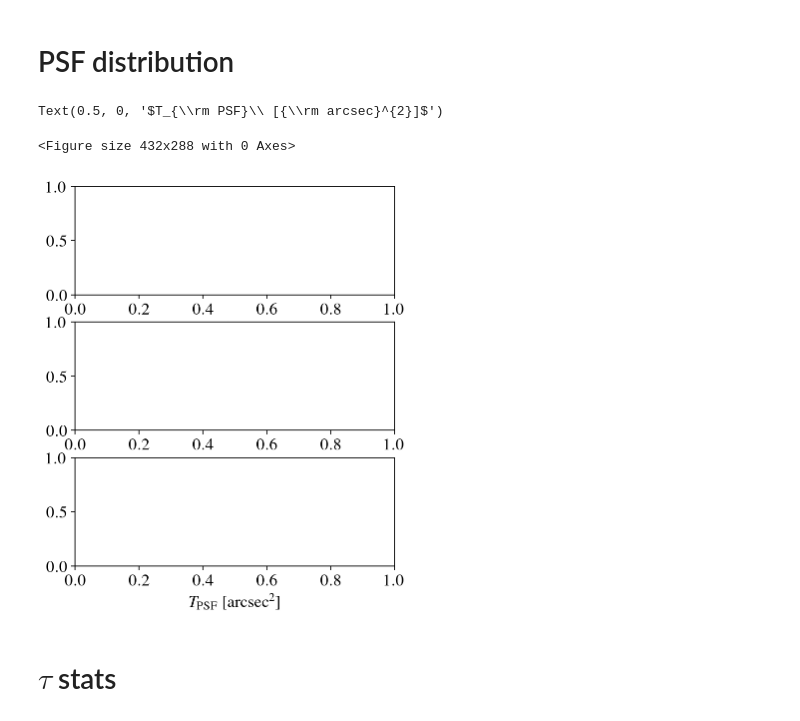
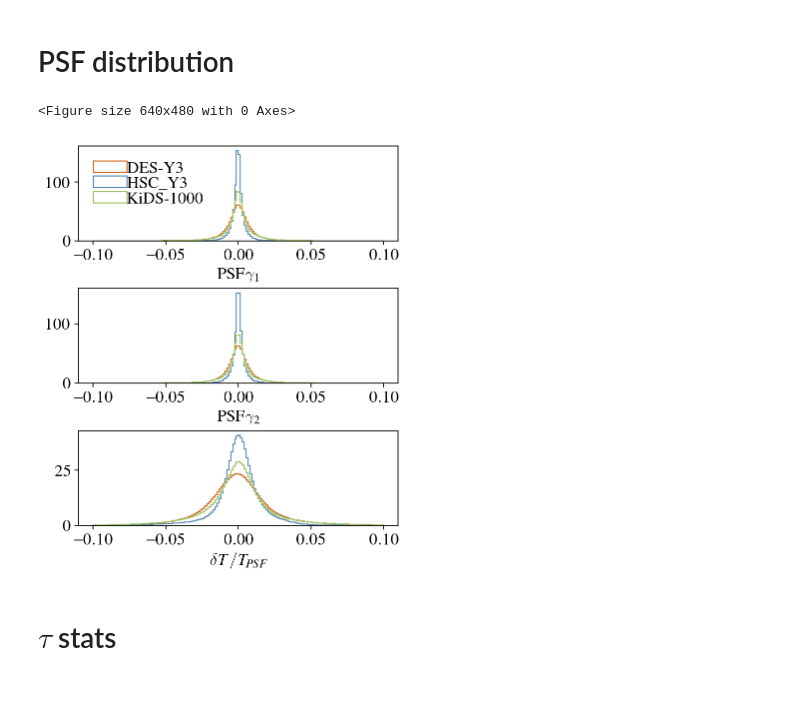
Before and after one commit to LSSTDESC/nulltests_txpipe, a Jupyter notebook: paper_plots.ipynb, the cells around one changed output. Drawn from its saved outputs; the diff is of its cells as text; code cells hidden in the pictures; blank space fills up the shorter version.

Commit message:
adding PSF catalog hists

```diff
--- a/paper_plots.ipynb
+++ b/paper_plots.ipynb
@@ -155,26 +154,43 @@ Text(0.5, 0, '$T_{\\rm gal}\\ [{\\rm arcsec}^{2}]$')
 [figure]
 # %% [markdown]
 # PSF distribution
+# %%
+# PSF catalogs for each survey can be found here at NERSC:
+desy3_s = h5py.File('/global/cfs/cdirs/lsst/groups/WL/projects/txpipe-sys-tests/des-y3/DES_psf_y3_catalog.hdf5','r')
+hscy3_s = h5py.File('/global/cfs/cdirs/lsst/groups/WL/projects/txpipe-sys-tests/hsc-y3/star/catalog/txpipe_allfield_star_nosnrcut.h5','r')
+kids_s = h5py.File('/global/cfs/cdirs/lsst/groups/WL/projects/txpipe-sys-tests/kids/kids1000_psf_catalog.h5','r')
 # %%
 %matplotlib inline
 
 matplotlib.rcParams.update({'font.size': 15})
 
 plt.clf()
 fig = plt.figure(figsize=(4,5),dpi=80)
-gs  = gridspec.GridSpec(3, 1, top=0.95, right=1.00, left=0.00, bottom=0.00,hspace=0.25,wspace=0.15)
+gs  = gridspec.GridSpec(3, 1, top=0.95, right=1.00, left=0.00, bottom=0.00,hspace=0.5,wspace=0.15)
+
 ax0 = plt.subplot(gs[0])
-ax0.set_xlabel(r'${\rm PSF}\ g_{1}$')
+ax0.hist((desy3_s['stars/measured_e1'][:]- desy3_s['stars/model_e1'][:]),bins=150,range=[-0.1,0.1],histtype='step',color=descol,label='DES-Y3',density=True)
+ax0.hist((hscy3_s['stars/measured_e1'][:]- hscy3_s['stars/model_e1'][:]),bins=150,range=[-0.1,0.1],histtype='step',color=hsccol,label='HSC_Y3',density=True)
+ax0.hist((kids_s['stars/measured_e1'][:]- kids_s['stars/model_e1'][:]),bins=150,range=[-0.1,0.1],histtype='step',color=kidscol,label='KiDS-1000',density=True)
+ax0.legend(frameon=False,loc = 'upper left', labelspacing=0.00,ncol=1,handletextpad=0.0,columnspacing=0.2)
+ax0.set_xlabel(r'${\rm PSF}\gamma_{1}$')
 
 ax1 = plt.subplot(gs[1])
-ax1.set_xlabel(r'${\rm PSF}\ g_{2}$')
+ax1.hist((desy3_s['stars/measured_e2'][:]- desy3_s['stars/model_e2'][:]),bins=150,range=[-0.1,0.1],histtype='step',color=descol,density=True)
+ax1.hist((hscy3_s['stars/measured_e2'][:]- hscy3_s['stars/model_e2'][:]),bins=150,range=[-0.1,0.1],histtype='step',color=hsccol,density=True)
+ax1.hist((kids_s['stars/measured_e2'][:]- kids_s['stars/model_e2'][:]),bins=150,range=[-0.1,0.1],histtype='step',color=kidscol,density=True)
+ax1.set_xlabel(r'${\rm PSF}\gamma_{2}$')
 
 ax2 = plt.subplot(gs[2])
-ax2.set_xlabel(r'$T_{\rm PSF}\ [{\rm arcsec}^{2}]$')
+ax2.hist((desy3_s['stars/measured_T'][:]- desy3_s['stars/model_T'][:])/desy3_s['stars/model_T'][:],bins=150,range=[-0.1,0.1],histtype='step',color=descol,density=True)
+ax2.hist((hscy3_s['stars/measured_T'][:]- hscy3_s['stars/model_T'][:])/hscy3_s['stars/model_T'][:],bins=150,range=[-0.1,0.1],histtype='step',color=hsccol,density=True)
+ax2.hist((kids_s['stars/measured_T'][:]- kids_s['stars/model_T'][:])/kids_s['stars/model_T'][:],bins=150,range=[-0.1,0.1],histtype='step',color=kidscol,density=True)
+ax2.set_xlabel(r'$\delta T / T_{PSF}$')
+
+#plt.savefig('psf_histograms.pdf',bbox_inches='tight')
 # %% [output]
-Text(0.5, 0, '$T_{\\rm PSF}\\ [{\\rm arcsec}^{2}]$')
+<Figure size 640x480 with 0 Axes>
-<Figure size 432x288 with 0 Axes>
-[figure, old version]
+[figure, new version]
 # %% [markdown]
 # $\tau$ stats
 # %%
```
Also changed, not shown: parts of 1 cell of this notebook.
